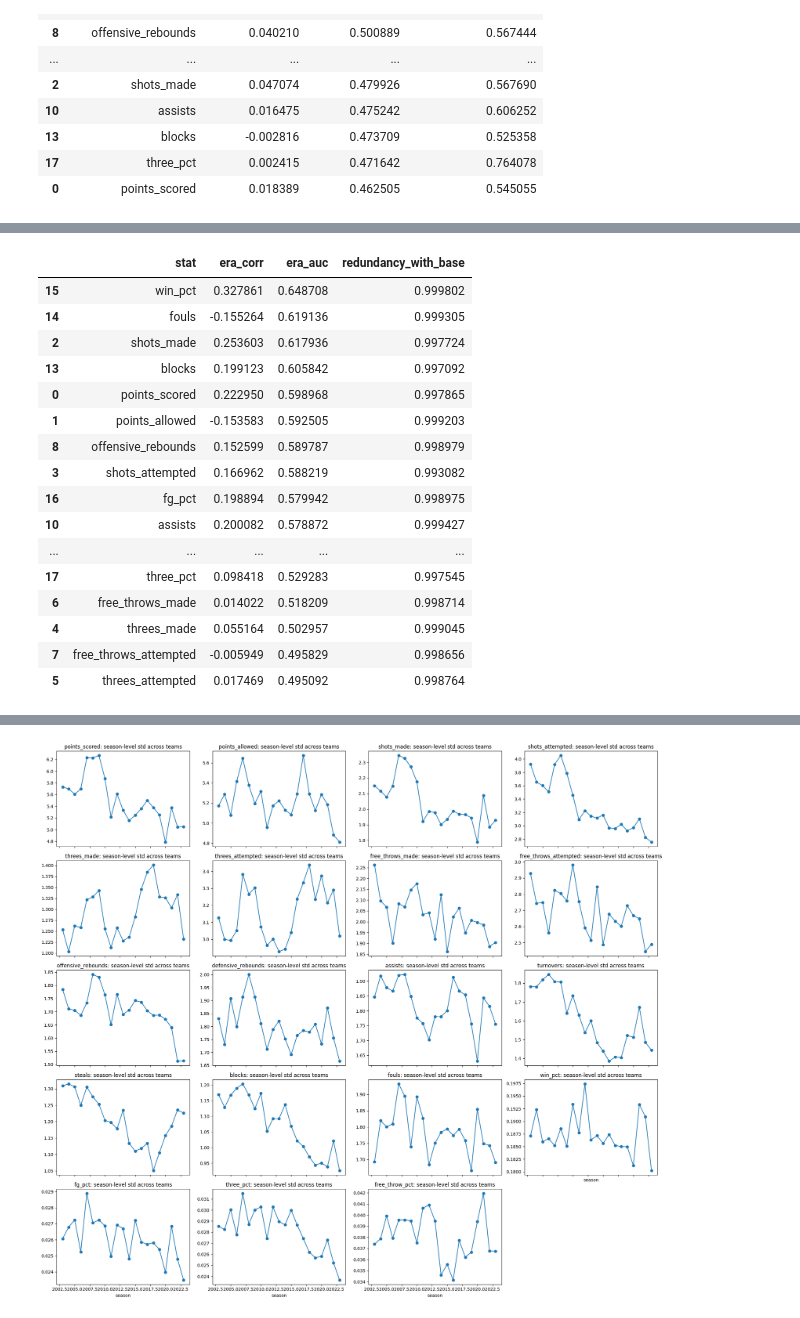
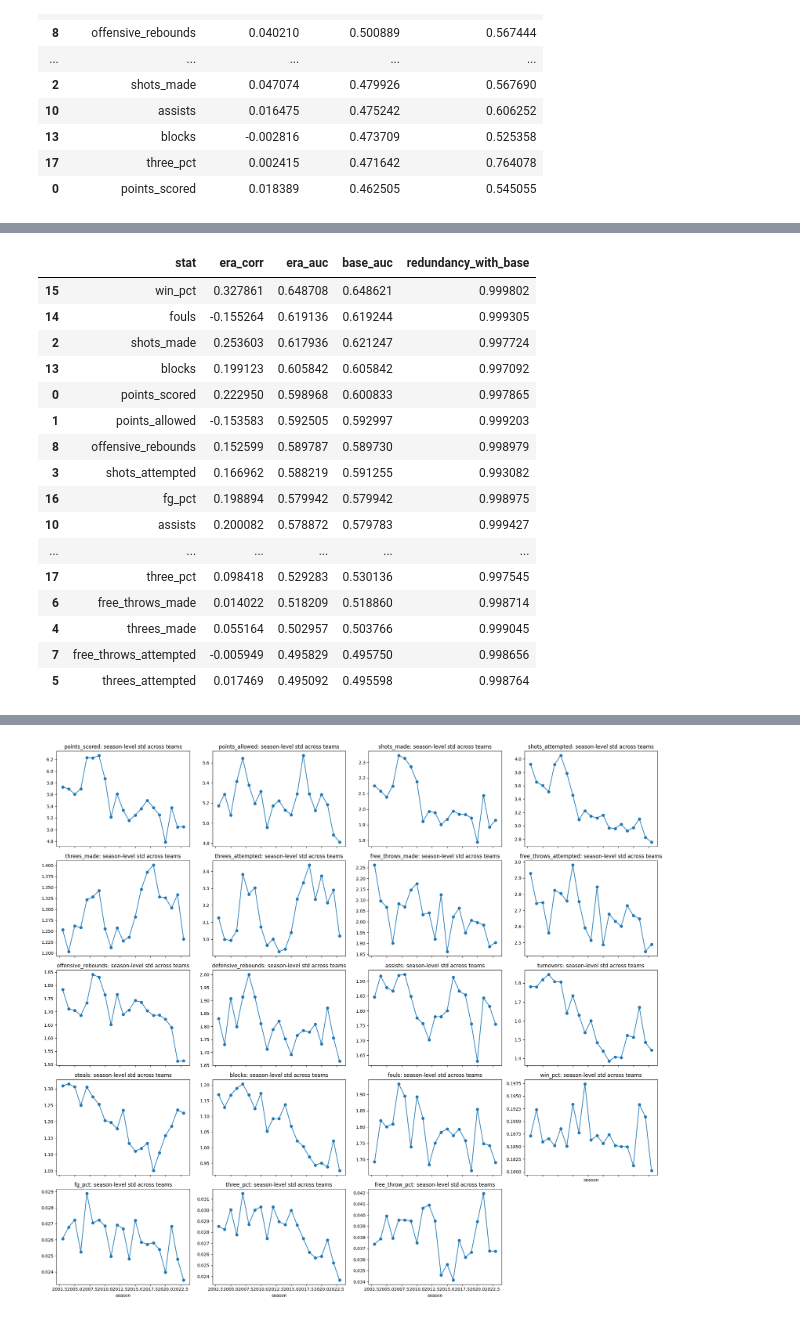
Before and after one commit to cmdnwright/march-madness-nn, a Jupyter notebook: feature_engineering.ipynb, the cells around one changed output, grey strips where cells are left out. Saved outputs shown, nothing was run; the diff lists cells and outputs as text; code cells hidden in the pictures.

```diff
--- a/data_visualizations.ipynb
+++ b/feature_engineering.ipynb
@@ -212,6 +386,6 @@ plt.show()
 # %%
 config = load_config()
-team_stats = pd.read_csv(f'{config["data"]["processed_dir"]}/team_stats_baseline.csv')
+team_stats = pd.read_csv(f"{config['data']['processed_dir']}/team_stats_baseline.csv")
 tourney_results = pd.read_csv('data/raw/MNCAATourneyCompactResults.csv')
 
 train_start, train_end = config['data']['train_seasons']
@@ -222,7 +396,7 @@ stat_cols = ['points_scored', 'points_allowed', 'shots_made', 'shots_attempted',
              'win_pct', 'fg_pct', 'three_pct', 'free_throw_pct']
 
 # era-normalize each stat against that season's league-wide mean/std, so the model
-# sees "how good relative to that year's league" rather than a raw time coordinate
+# sees 'how good relative to that year's league' rather than a raw time coordinate
 for stat in stat_cols:
     season_mean = team_stats.groupby('season')[stat].transform('mean')
     season_std = team_stats.groupby('season')[stat].transform('std')
@@ -255,50 +429,56 @@ matchups['label'] = 1
 mirrored = matchups.copy()
 mirrored[diff_cols + era_diff_cols] = -mirrored[diff_cols + era_diff_cols]
 mirrored['label'] = 0
 matchups = pd.concat([matchups, mirrored], ignore_index=True)
 
 screen_train, screen_val = train_test_split(
     matchups, test_size=0.2, random_state=config['training']['random_seed'], stratify=matchups['label']
 )
 
 results = []
 for stat in stat_cols:
     base_col = f'{stat}_diff'
     era_col = f'{stat}_era_diff'
 
     corr, _ = pointbiserialr(matchups['label'], matchups[era_col])
 
-    lr = LogisticRegression()
-    lr.fit(screen_train[[era_col]], screen_train['label'])
-    era_probs = lr.predict_proba(screen_val[[era_col]])[:, 1]
+    lr_era = LogisticRegression()
+    lr_era.fit(screen_train[[era_col]], screen_train['label'])
+    era_probs = lr_era.predict_proba(screen_val[[era_col]])[:, 1]
     era_auc = roc_auc_score(screen_val['label'], era_probs)
+
+    lr_base = LogisticRegression()
+    lr_base.fit(screen_train[[base_col]], screen_train['label'])
+    base_probs = lr_base.predict_proba(screen_val[[base_col]])[:, 1]
+    base_auc = roc_auc_score(screen_val['label'], base_probs)
 
     redundancy = matchups[base_col].corr(matchups[era_col])
 
     results.append({
         'stat': stat,
         'era_corr': corr,
         'era_auc': era_auc,
+        'base_auc': base_auc,
         'redundancy_with_base': redundancy
     })
 
 era_screen_df = pd.DataFrame(results).sort_values('era_auc', ascending=False)
 era_screen_df
 # %% [output]
-|  | stat | era_corr | era_auc | redundancy_with_base |
-| 15 | win_pct | 0.327861 | 0.648708 | 0.999802 |
-| 14 | fouls | -0.155264 | 0.619136 | 0.999305 |
-| 2 | shots_made | 0.253603 | 0.617936 | 0.997724 |
-| 13 | blocks | 0.199123 | 0.605842 | 0.997092 |
-| 0 | points_scored | 0.222950 | 0.598968 | 0.997865 |
-| 1 | points_allowed | -0.153583 | 0.592505 | 0.999203 |
-| 8 | offensive_rebounds | 0.152599 | 0.589787 | 0.998979 |
-| 3 | shots_attempted | 0.166962 | 0.588219 | 0.993082 |
-| 16 | fg_pct | 0.198894 | 0.579942 | 0.998975 |
-| 10 | assists | 0.200082 | 0.578872 | 0.999427 |
-| ... | ... | ... | ... | ... |
-| 17 | three_pct | 0.098418 | 0.529283 | 0.997545 |
-| 6 | free_throws_made | 0.014022 | 0.518209 | 0.998714 |
-| 4 | threes_made | 0.055164 | 0.502957 | 0.999045 |
-| 7 | free_throws_attempted | -0.005949 | 0.495829 | 0.998656 |
-| 5 | threes_attempted | 0.017469 | 0.495092 | 0.998764 |
+|  | stat | era_corr | era_auc | base_auc | redundancy_with_base |
+| 15 | win_pct | 0.327861 | 0.648708 | 0.648621 | 0.999802 |
+| 14 | fouls | -0.155264 | 0.619136 | 0.619244 | 0.999305 |
+| 2 | shots_made | 0.253603 | 0.617936 | 0.621247 | 0.997724 |
+| 13 | blocks | 0.199123 | 0.605842 | 0.605842 | 0.997092 |
+| 0 | points_scored | 0.222950 | 0.598968 | 0.600833 | 0.997865 |
+| 1 | points_allowed | -0.153583 | 0.592505 | 0.592997 | 0.999203 |
+| 8 | offensive_rebounds | 0.152599 | 0.589787 | 0.589730 | 0.998979 |
+| 3 | shots_attempted | 0.166962 | 0.588219 | 0.591255 | 0.993082 |
+| 16 | fg_pct | 0.198894 | 0.579942 | 0.579942 | 0.998975 |
+| 10 | assists | 0.200082 | 0.578872 | 0.579783 | 0.999427 |
+| ... | ... | ... | ... | ... | ... |
+| 17 | three_pct | 0.098418 | 0.529283 | 0.530136 | 0.997545 |
+| 6 | free_throws_made | 0.014022 | 0.518209 | 0.518860 | 0.998714 |
+| 4 | threes_made | 0.055164 | 0.502957 | 0.503766 | 0.999045 |
+| 7 | free_throws_attempted | -0.005949 | 0.495829 | 0.495750 | 0.998656 |
+| 5 | threes_attempted | 0.017469 | 0.495092 | 0.495598 | 0.998764 |
```
Also changed, not shown: parts of 18 cells of this notebook, 24 other files.
